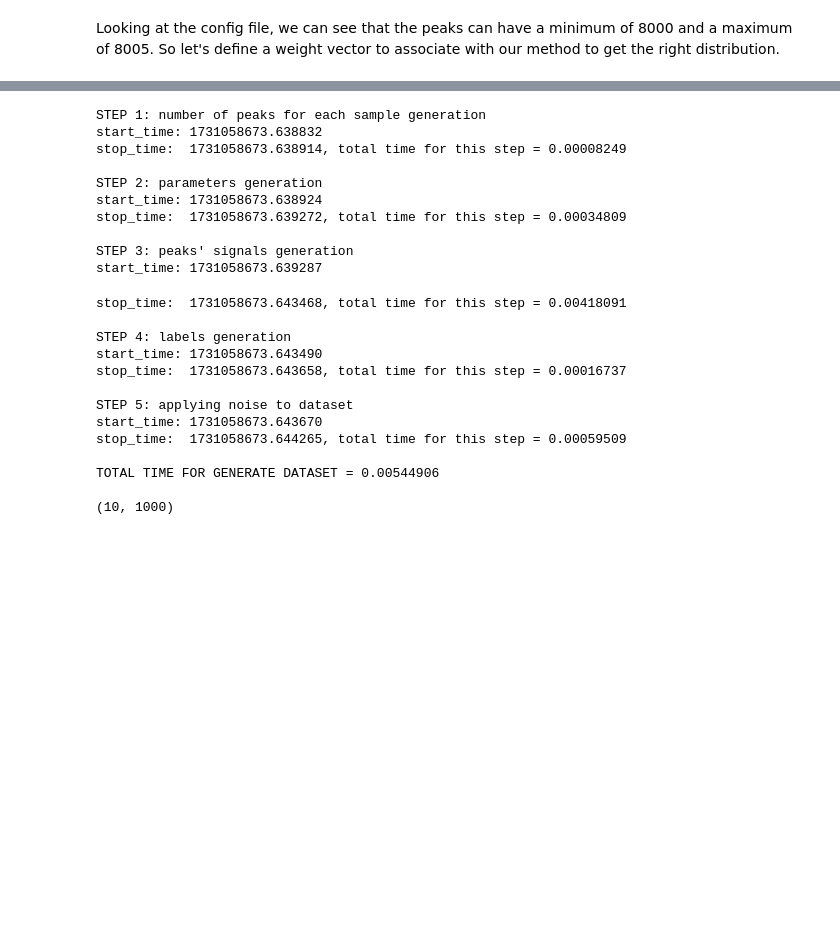
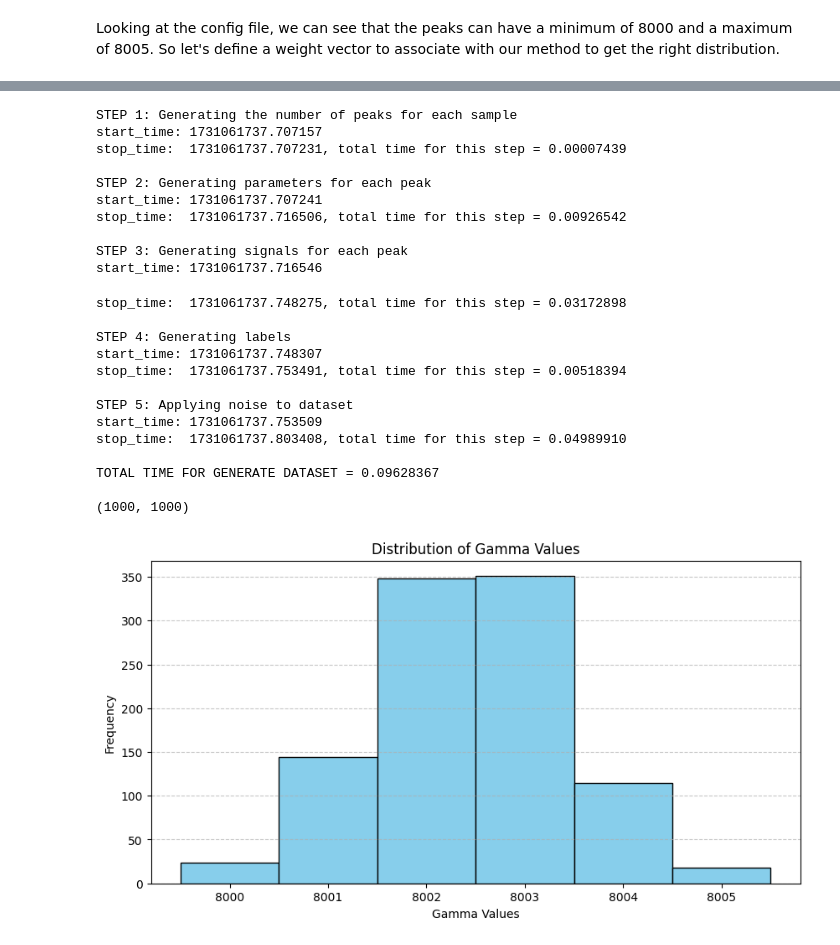
Before and after one commit to ASTRO-EDU/gammalib, a Jupyter notebook: gammasim/simulator_test.ipynb, the cells around one changed output, grey strips where cells are left out. Cells and saved outputs as stored; diff of their text form; code cells hidden in the pictures; blank space fills up the shorter version.

```diff
--- a/gammasim/simulator_test.ipynb
+++ b/gammasim/simulator_test.ipynb
@@ -284,27 +289,32 @@ Distribuzione normalizzata dei valori di picco: [0.2 0.3 0.1 0.1 0.3]
 # %%
 gammasim = GammaSim(f"config_method4_peakValueDistr.json")
-gammasim.generate_dataset(F_random_npeaks=False, peak_value_distr=peak_distr)
+gammasim.generate_dataset(F_random_npeaks=False,
+                          peak_value_distr=peak_distr)
 # %% [output]
-STEP 1: number of peaks for each sample generation
-start_time: 1731058673.638832
-stop_time:  1731058673.638914, total time for this step = 0.00008249
+STEP 1: Generating the number of peaks for each sample
+start_time: 1731061737.707157
+stop_time:  1731061737.707231, total time for this step = 0.00007439
 
-STEP 2: parameters generation
-start_time: 1731058673.638924
-stop_time:  1731058673.639272, total time for this step = 0.00034809
+STEP 2: Generating parameters for each peak
+start_time: 1731061737.707241
+stop_time:  1731061737.716506, total time for this step = 0.00926542
 
-STEP 3: peaks' signals generation
-start_time: 1731058673.639287
+STEP 3: Generating signals for each peak
+start_time: 1731061737.716546
-stop_time:  1731058673.643468, total time for this step = 0.00418091
+stop_time:  1731061737.748275, total time for this step = 0.03172898
 
-STEP 4: labels generation
-start_time: 1731058673.643490
-stop_time:  1731058673.643658, total time for this step = 0.00016737
+STEP 4: Generating labels
+start_time: 1731061737.748307
+stop_time:  1731061737.753491, total time for this step = 0.00518394
 
-STEP 5: applying noise to dataset
-start_time: 1731058673.643670
-stop_time:  1731058673.644265, total time for this step = 0.00059509
+STEP 5: Applying noise to dataset
+start_time: 1731061737.753509
+stop_time:  1731061737.803408, total time for this step = 0.04989910
 
-TOTAL TIME FOR GENERATE DATASET = 0.00544906
+TOTAL TIME FOR GENERATE DATASET = 0.09628367
 
-(10, 1000)
+(1000, 1000)
+# %%
+gammasim.plot_gamma_distribution()
+# %% [output]
+[figure, added]
```
Also changed, not shown: parts of 18 cells of this notebook, 2 other files.
